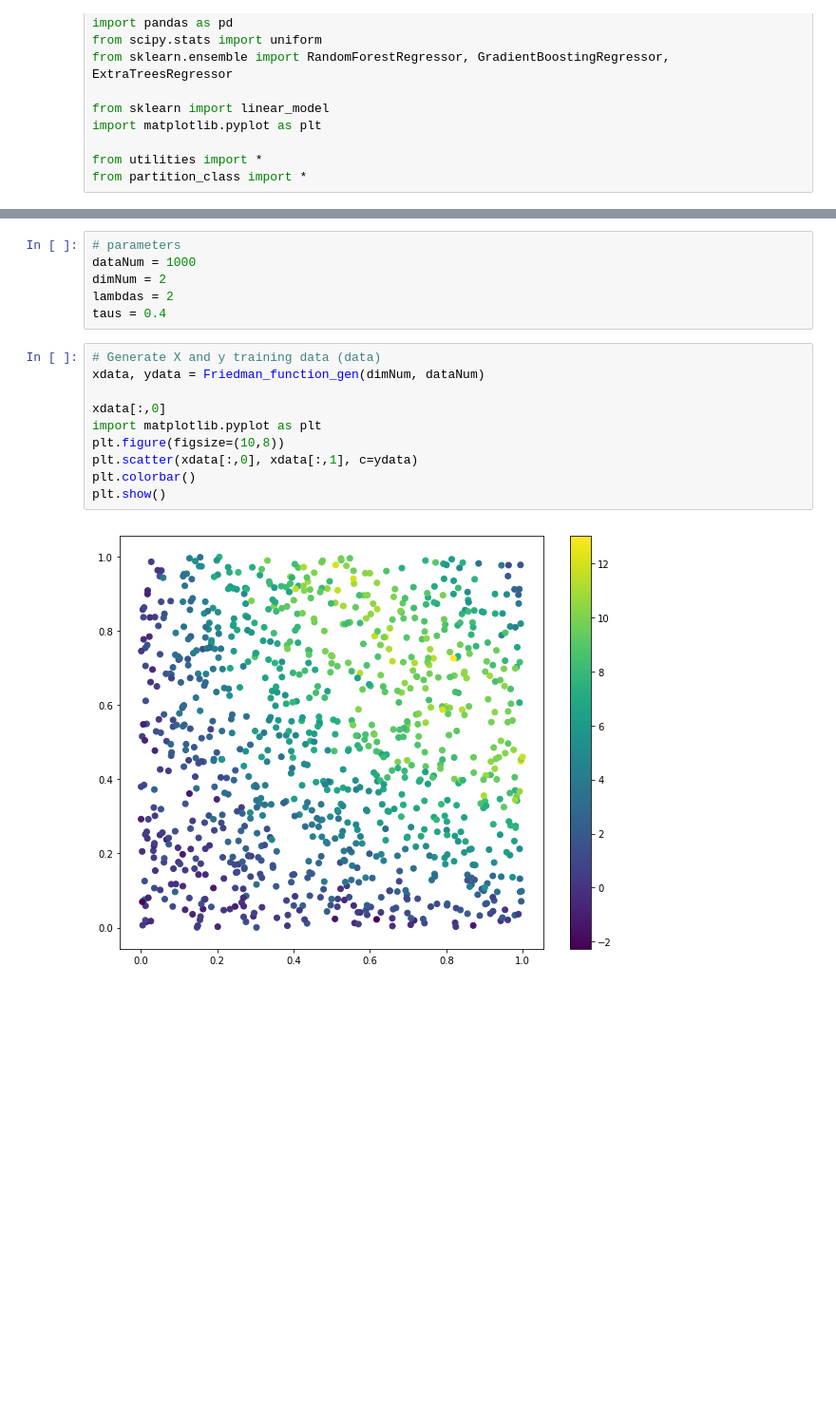
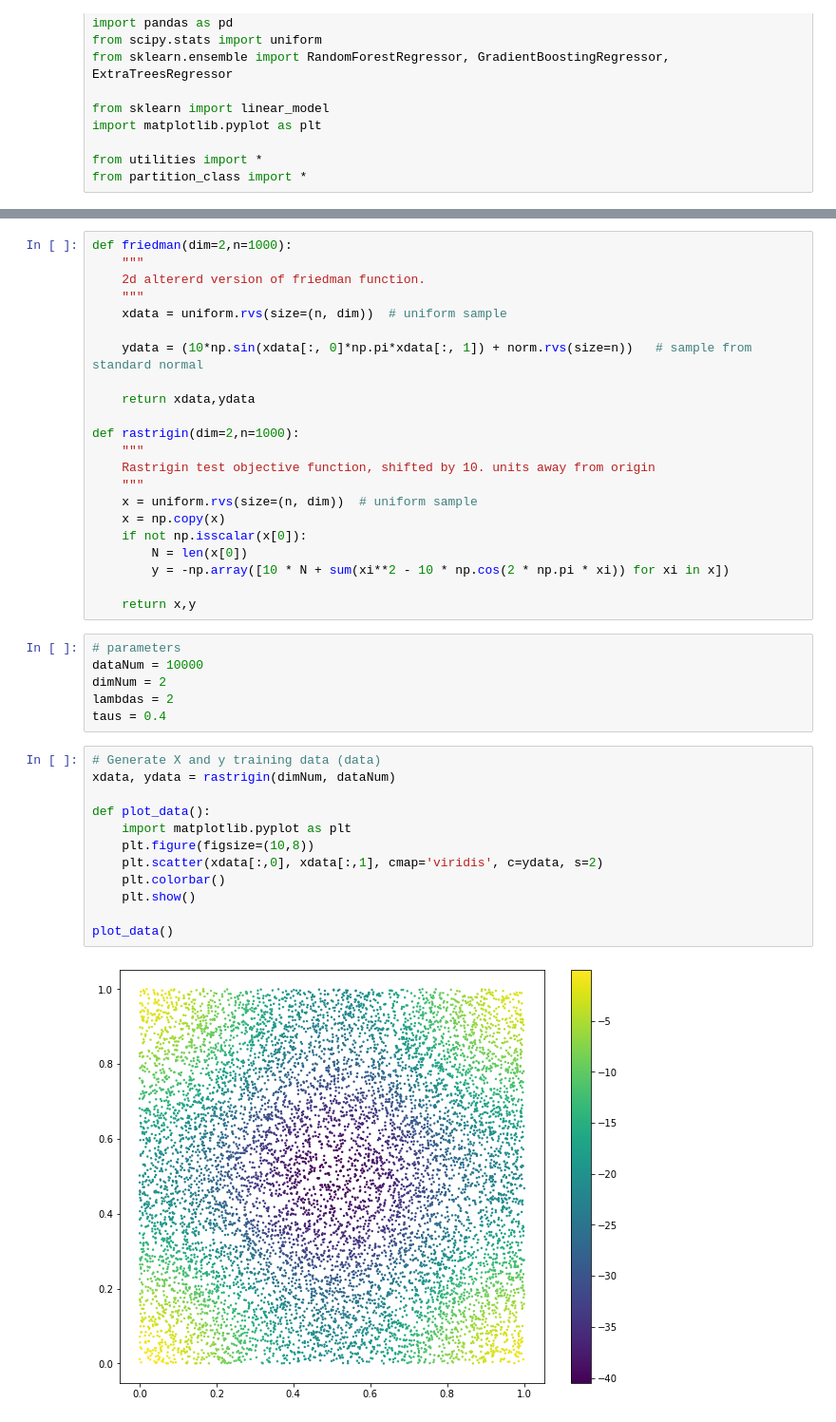
Before and after one commit to athon-millane/RBP, a Jupyter notebook: Github_RegressionTree_RBP_upload/toy_example.ipynb, the cells around one changed output, grey strips where cells are left out. Shown at 95% size. Cells and saved outputs as stored; diff of their text form; blank space fills up the shorter version.

```diff
--- a/Github_RegressionTree_RBP_upload/toy_example.ipynb
+++ b/Github_RegressionTree_RBP_upload/toy_example.ipynb
@@ -34,21 +19,45 @@ def Friedman_function_gen(dimNum,dataNum):
+# %%
+def friedman(dim=2,n=1000):
+    """
+    2d altererd version of friedman function.
+    """
+    xdata = uniform.rvs(size=(n, dim))  # uniform sample
+
+    ydata = (10*np.sin(xdata[:, 0]*np.pi*xdata[:, 1]) + norm.rvs(size=n))   # sample from standard normal
+
+    return xdata,ydata
+
+def rastrigin(dim=2,n=1000):
+    """
+    Rastrigin test objective function, shifted by 10. units away from origin
+    """
+    x = uniform.rvs(size=(n, dim))  # uniform sample
+    x = np.copy(x)
+    if not np.isscalar(x[0]):
+        N = len(x[0])
+        y = -np.array([10 * N + sum(xi**2 - 10 * np.cos(2 * np.pi * xi)) for xi in x])
+
+    return x,y
 # %%
 # parameters
-dataNum = 1000
+dataNum = 10000
 dimNum = 2
 lambdas = 2
 taus = 0.4
 # %%
 # Generate X and y training data (data)
-xdata, ydata = Friedman_function_gen(dimNum, dataNum)
+xdata, ydata = rastrigin(dimNum, dataNum)
 
-xdata[:,0]
-import matplotlib.pyplot as plt
-plt.figure(figsize=(10,8))
-plt.scatter(xdata[:,0], xdata[:,1], c=ydata)
-plt.colorbar()
-plt.show()
+def plot_data():
+    import matplotlib.pyplot as plt
+    plt.figure(figsize=(10,8))
+    plt.scatter(xdata[:,0], xdata[:,1], cmap='viridis', c=ydata, s=2)
+    plt.colorbar()
+    plt.show()
+
+plot_data()
 # %% [output]
-[figure, old version]
+[figure, new version]
 # %%
 pd.Series(ydata).hist()
 # %% [output]
```
Also changed, not shown: parts of 15 cells of this notebook.
